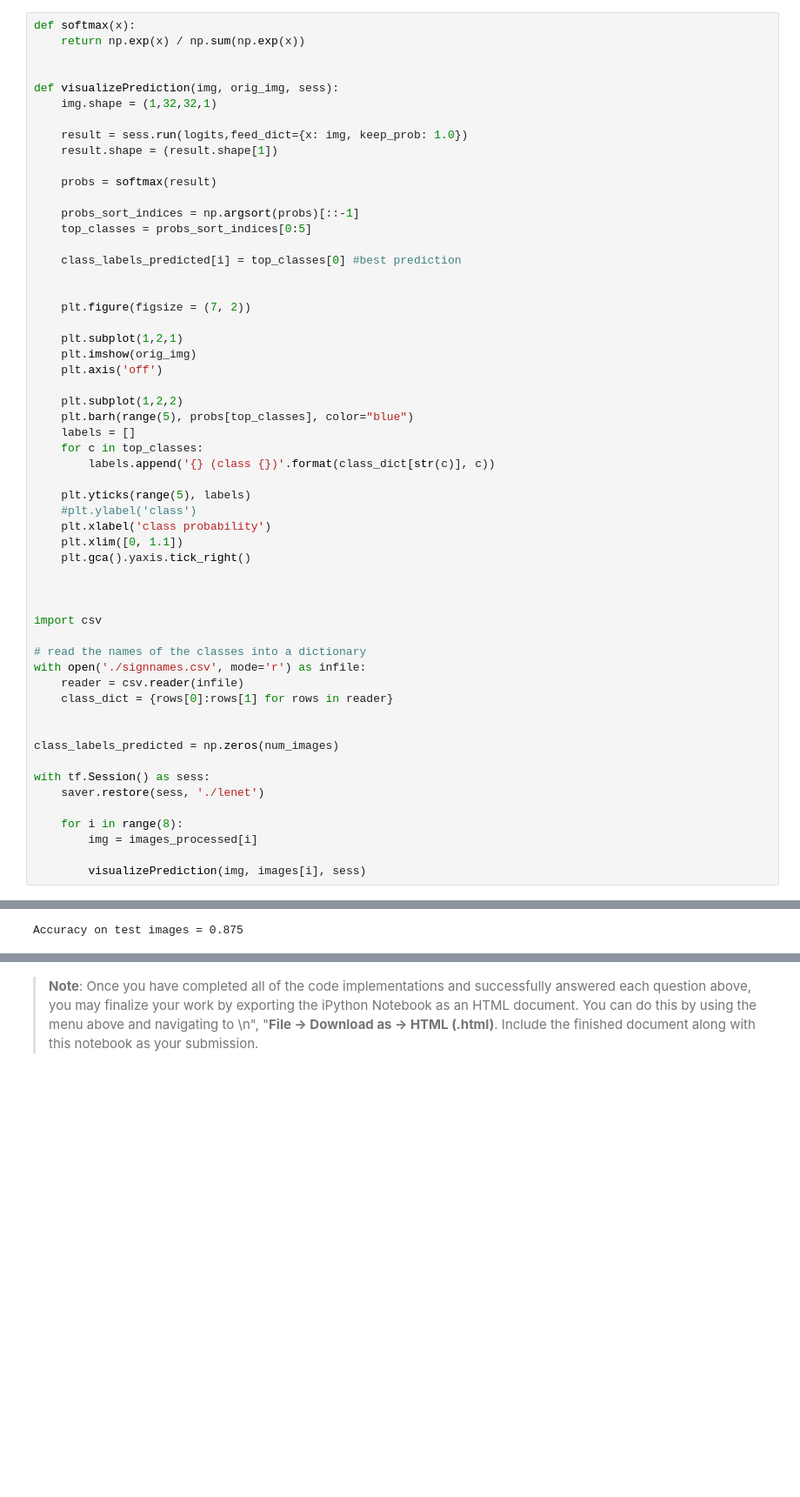
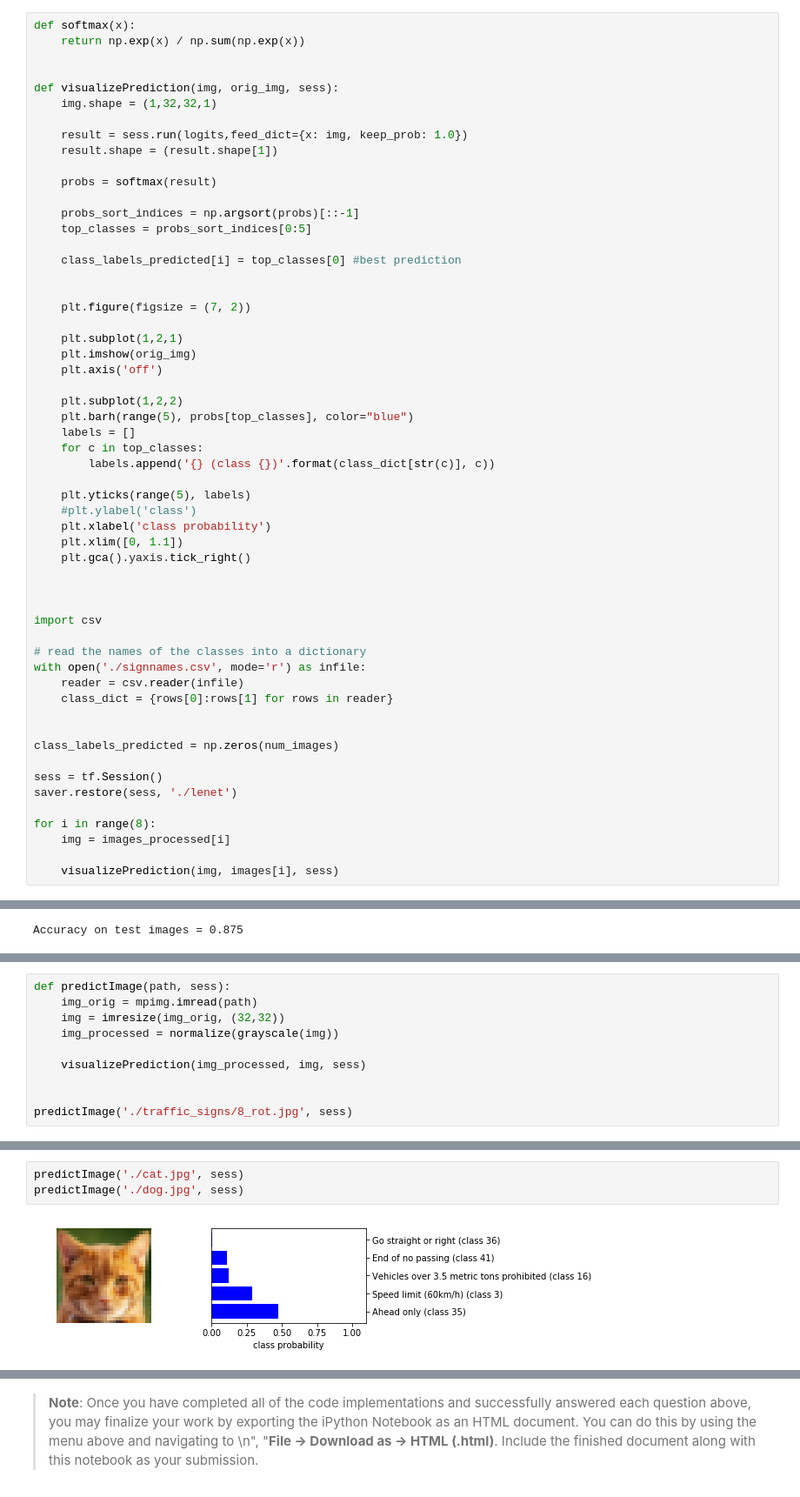
Before and after one commit to Corni33/CarND_P2_TrafficSigns, a Jupyter notebook: Traffic_Sign_Classifier.ipynb, the cells around one changed output, grey strips where cells are left out. Shown at 87% size. Saved outputs shown, nothing was run; the diff lists cells and outputs as text; blank space fills up the shorter version.

```diff
--- a/Traffic_Sign_Classifier.ipynb
+++ b/Traffic_Sign_Classifier.ipynb
@@ -426,13 +437,13 @@ with open('./signnames.csv', mode='r') as infile:
 
 class_labels_predicted = np.zeros(num_images)
 
-with tf.Session() as sess:
-    saver.restore(sess, './lenet')
+sess = tf.Session()
+saver.restore(sess, './lenet')
 
-    for i in range(8):
-        img = images_processed[i]
+for i in range(8):
+    img = images_processed[i]
 
-        visualizePrediction(img, images[i], sess)
+    visualizePrediction(img, images[i], sess)
 # %% [output]
 [figure]
 [figure]
@@ -465,0 +468,10 @@ visualizePrediction(image_processed, image, sess)
+# %%
+def predictImage(path, sess):
+    img_orig = mpimg.imread(path)
+    img = imresize(img_orig, (32,32))
+    img_processed = normalize(grayscale(img))
+
+    visualizePrediction(img_processed, img, sess)
+
+
+predictImage('./traffic_signs/8_rot.jpg', sess)
@@ -477,0 +488,5 @@ For an example of what feature map outputs look like, check out NVIDIA's results
+# %%
+predictImage('./cat.jpg', sess)
+predictImage('./dog.jpg', sess)
+# %% [output]
+[figure, added]
```
Also changed, not shown: parts of 40 cells of this notebook.
